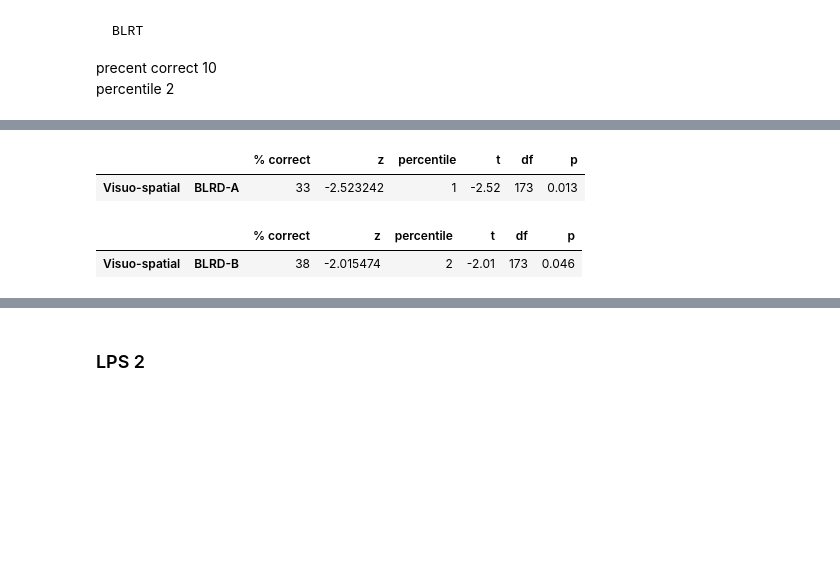
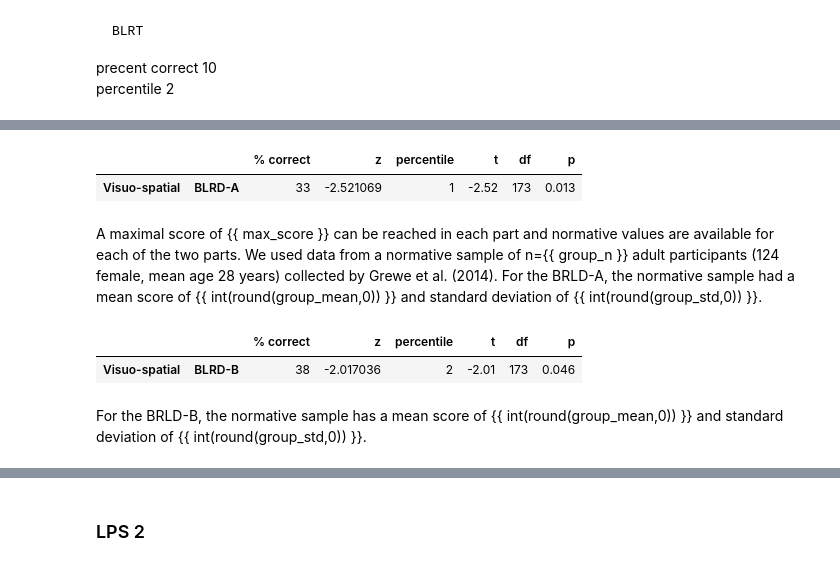
Before and after one commit to mwegrzyn/hiddenIdentityOfFaces, a Jupyter notebook: notebooks/otherTests_getNormativeScores.ipynb, the cells around one changed output, grey strips where cells are left out. Drawn from its saved outputs; the diff is of its cells as text; code cells hidden in the pictures; blank space fills up the shorter version.

```diff
--- a/notebooks/otherTests_getNormativeScores.ipynb
+++ b/notebooks/otherTests_getNormativeScores.ipynb
@@ -47,30 +46,34 @@ print 't=%.2f, df=%.0f p=%.4f'%(t ,df, p)
 # %% [output]
 t=-0.80, df=49 p=0.4250
 # %%
-def make_df(group_mean, group_std, group_n, pat_mean, max_score, test_name, domain_name):
+def make_df(group_mean, group_std, group_n, pat_mean, max_score, test_name,
+            domain_name):
 
     # get percent correct
-    pat_percent = (float(pat_mean)/max_score) * 100
+    pat_percent = (float(pat_mean) / max_score) * 100
 
     # make percentile score
-    z,percentile_score = cs.make_percentiles(group_mean, group_std, pat_mean)
+    z, percentile_score = cs.make_percentiles(group_mean, group_std, pat_mean)
 
     # compute inferential statistics
-    t,df,p = cs.ttest_single(pat_mean, group_mean, group_std, group_n)
+    t, df, p = cs.ttest_single(pat_mean, group_mean, group_std, group_n)
 
     # put data into dictionary
-    d = {'% correct':'%0.f'%pat_percent,
-         'z':z,
-         'percentile':'%0.f'%percentile_score,
-         't':'%.2f'%t,
-         'df':int(df),
-         'p':'%.3f'%p}
+    d = {
+        '% correct': '%0.f' % pat_percent,
+        'z': z,
+        'percentile': '%0.f' % percentile_score,
+        't': '%.2f' % t,
+        'df': int(df),
+        'p': '%.3f' % p
+    }
 
     # transform into dataframe
     result_df = pd.DataFrame(d, index=[test_name])
     # format the dataframe
-    result_df = result_df.loc[:,['% correct', 'z', 'percentile', 't', 'df', 'p']]
-    result_df.index = [[domain_name]*result_df.shape[0], result_df.index]
+    result_df = result_df.loc[:,
+                              ['% correct', 'z', 'percentile', 't', 'df', 'p']]
+    result_df.index = [[domain_name] * result_df.shape[0], result_df.index]
 
     return result_df
 # %% [markdown]
@@ -109,16 +110,25 @@ BRLD-A was 110.24 (SD = 24.67). The mean total score of the BRLD-B was 109.73 (S
 # %%
 group_mean = 110.24
 group_std = 24.67
 group_n = 174
 pat_mean = 48
 max_score = 144
 
-blrda_df = make_df(group_mean, group_std, group_n, pat_mean, max_score,
-                    test_name='BLRD-A', domain_name='Visuo-spatial')
+blrda_df = make_df(
+    group_mean,
+    group_std,
+    group_n,
+    pat_mean,
+    max_score,
+    test_name='BLRD-A',
+    domain_name='Visuo-spatial')
+
 blrda_df
 # %% [output]
 |  |  | % correct | z | percentile | t | df | p |
-| Visuo-spatial | BLRD-A | 33 | -2.523242 | 1 | -2.52 | 173 | 0.013 |
+| Visuo-spatial | BLRD-A | 33 | -2.521069 | 1 | -2.52 | 173 | 0.013 |
+# %% [markdown]
+A maximal score of {{ max_score }} can be reached in each part and normative values are available for each of the two parts. We used data from a normative sample of n={{ group_n }} adult participants (124 female, mean age 28 years) collected by Grewe et al. (2014). For the BRLD-A, the normative sample had a mean score of {{ int(round(group_mean,0)) }} and standard deviation of {{ int(round(group_std,0)) }}.
 # %%
 group_mean = 109.73
 group_std = 27.64
@@ -126,10 +136,19 @@ group_n = 174
 pat_mean = 54
 max_score = 144
 
-blrdb_df = make_df(group_mean, group_std, group_n, pat_mean, max_score,
-                    test_name='BLRD-B', domain_name='Visuo-spatial')
+blrdb_df = make_df(
+    group_mean,
+    group_std,
+    group_n,
+    pat_mean,
+    max_score,
+    test_name='BLRD-B',
+    domain_name='Visuo-spatial')
+
 blrdb_df
 # %% [output]
 |  |  | % correct | z | percentile | t | df | p |
-| Visuo-spatial | BLRD-B | 38 | -2.015474 | 2 | -2.01 | 173 | 0.046 |
+| Visuo-spatial | BLRD-B | 38 | -2.017036 | 2 | -2.01 | 173 | 0.046 |
+# %% [markdown]
+ For the BRLD-B, the normative sample has a mean score of {{ int(round(group_mean,0)) }} and standard deviation of {{ int(round(group_std,0)) }}.
 # %%
```
Also changed, not shown: parts of 15 cells of this notebook, 20 other files.
